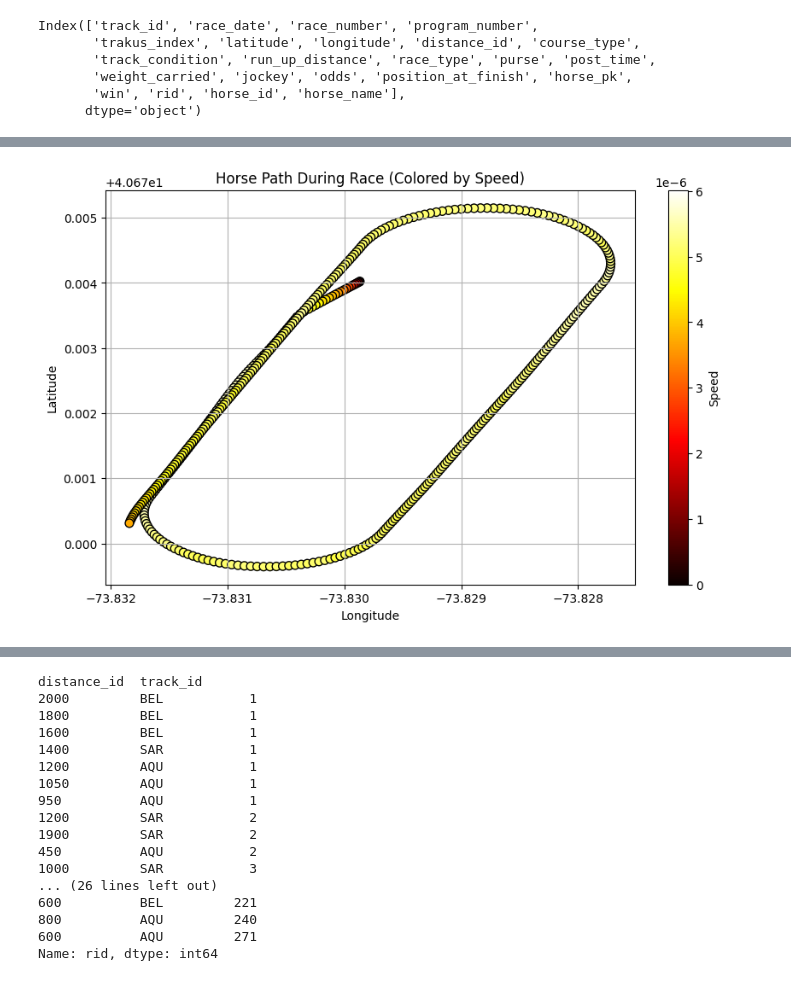
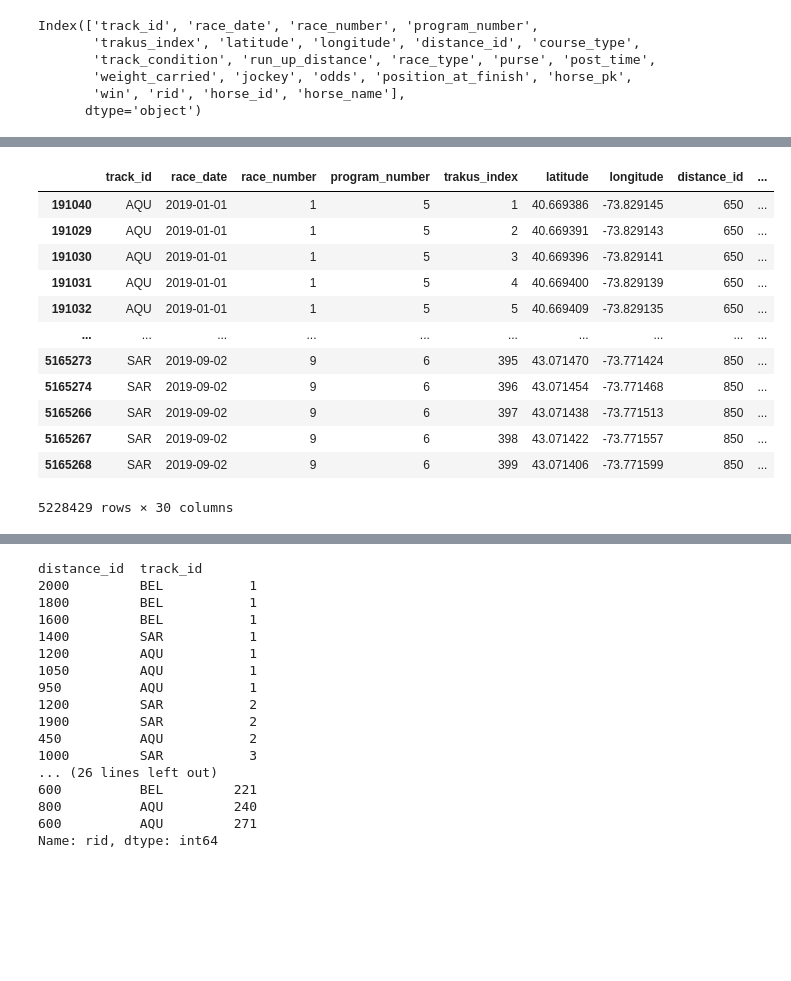
Before and after one commit to sajodajo/HorseRacing, a Jupyter notebook: notebooks/1_EDA_SJ.ipynb, the cells around one changed output, grey strips where cells are left out. Drawn from its saved outputs; the diff is of its cells as text; code cells hidden in the pictures; blank space fills up the shorter version.

```diff
--- a/notebooks/1_EDA_SJ.ipynb
+++ b/notebooks/1_EDA_SJ.ipynb
@@ -268,27 +238,0 @@ exampleRace
-# %%
-import matplotlib.pyplot as plt
-
-# Plot latitude vs longitude, color-coded by speed
-plt.figure(figsize=(10, 6))
-scatter = plt.scatter(
-    exampleRace['longitude'],
-    exampleRace['latitude'],
-    c=exampleRace['speed_kmh'],       # Color by speed
-    cmap='hot',               # Choose a colormap (you can try 'plasma', 'coolwarm', etc.)
-    s=50,                         # Size of points
-    edgecolor='k'                 # Optional: black edge around points
-)
-
-# Add a colorbar to interpret speed
-cbar = plt.colorbar(scatter)
-cbar.set_label('Speed')
-
-# Labels and title
-plt.xlabel('Longitude')
-plt.ylabel('Latitude')
-plt.title('Horse Path During Race (Colored by Speed)')
-plt.grid(True)
-
-plt.show()
-# %% [output]
-[figure, removed]
@@ -294,0 +244,16 @@ plt.show()
+# %%
+df
+# %% [output]
+|  | track_id | race_date | race_number | program_number | trakus_index | latitude | longitude | distance_id | ... |
+| 191040 | AQU | 2019-01-01 | 1 | 5 | 1 | 40.669386 | -73.829145 | 650 | ... |
+| 191029 | AQU | 2019-01-01 | 1 | 5 | 2 | 40.669391 | -73.829143 | 650 | ... |
+| 191030 | AQU | 2019-01-01 | 1 | 5 | 3 | 40.669396 | -73.829141 | 650 | ... |
+| 191031 | AQU | 2019-01-01 | 1 | 5 | 4 | 40.669400 | -73.829139 | 650 | ... |
+| 191032 | AQU | 2019-01-01 | 1 | 5 | 5 | 40.669409 | -73.829135 | 650 | ... |
+| ... | ... | ... | ... | ... | ... | ... | ... | ... | ... |
+| 5165273 | SAR | 2019-09-02 | 9 | 6 | 395 | 43.071470 | -73.771424 | 850 | ... |
+| 5165274 | SAR | 2019-09-02 | 9 | 6 | 396 | 43.071454 | -73.771468 | 850 | ... |
+| 5165266 | SAR | 2019-09-02 | 9 | 6 | 397 | 43.071438 | -73.771513 | 850 | ... |
+| 5165267 | SAR | 2019-09-02 | 9 | 6 | 398 | 43.071422 | -73.771557 | 850 | ... |
+| 5165268 | SAR | 2019-09-02 | 9 | 6 | 399 | 43.071406 | -73.771599 | 850 | ... |
+5228429 rows × 30 columns
```
Also changed, not shown: parts of 14 cells of this notebook.
